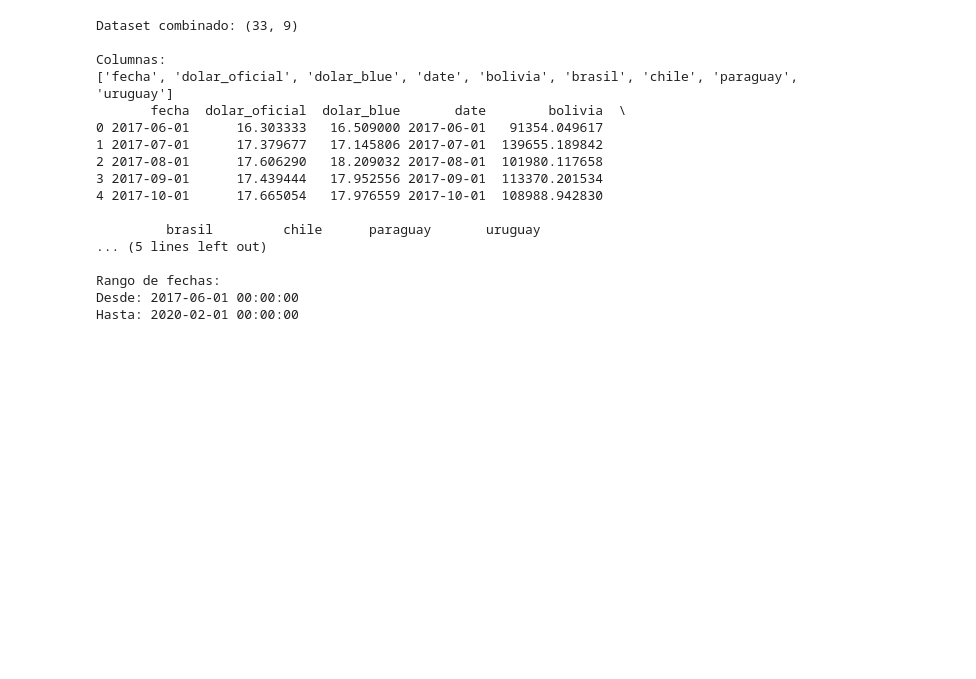
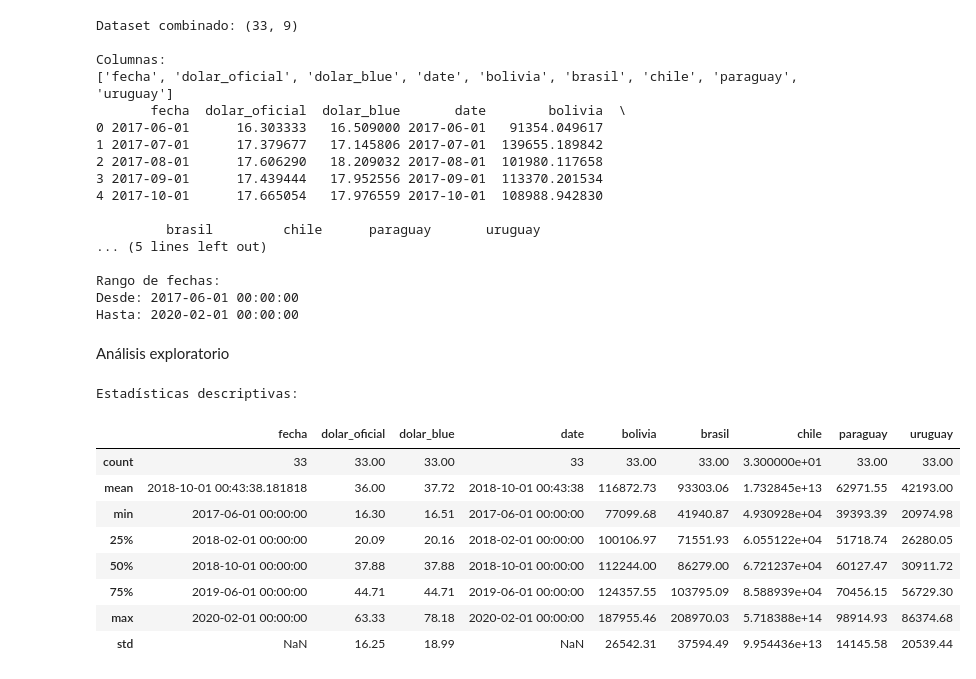
Before and after one commit to matitab/practica-TP1-FCD, a Jupyter notebook: resolucionTP1_ej2.ipynb, the cells around one changed output. Saved outputs shown, nothing was run; the diff lists cells and outputs as text; code cells hidden in the pictures; blank space fills up the shorter version.

```diff
--- a/resolucionTP1_ej2.ipynb
+++ b/resolucionTP1_ej2.ipynb
@@ -216,3 +216,20 @@ Columnas:
 Rango de fechas:
 Desde: 2017-06-01 00:00:00
 Hasta: 2020-02-01 00:00:00
+# %% [markdown]
+Análisis exploratorio
+# %%
+# Verifico estadísticas descriptivas del dataset limpio
+print("Estadísticas descriptivas:")
+df_completo.describe().round(2)
+# %% [output]
+Estadísticas descriptivas:
+|  | fecha | dolar_oficial | dolar_blue | date | bolivia | brasil | chile | paraguay | uruguay |
+| count | 33 | 33.00 | 33.00 | 33 | 33.00 | 33.00 | 3.300000e+01 | 33.00 | 33.00 |
+| mean | 2018-10-01 00:43:38.181818 | 36.00 | 37.72 | 2018-10-01 00:43:38 | 116872.73 | 93303.06 | 1.732845e+13 | 62971.55 | 42193.00 |
+| min | 2017-06-01 00:00:00 | 16.30 | 16.51 | 2017-06-01 00:00:00 | 77099.68 | 41940.87 | 4.930928e+04 | 39393.39 | 20974.98 |
+| 25% | 2018-02-01 00:00:00 | 20.09 | 20.16 | 2018-02-01 00:00:00 | 100106.97 | 71551.93 | 6.055122e+04 | 51718.74 | 26280.05 |
+| 50% | 2018-10-01 00:00:00 | 37.88 | 37.88 | 2018-10-01 00:00:00 | 112244.00 | 86279.00 | 6.721237e+04 | 60127.47 | 30911.72 |
+| 75% | 2019-06-01 00:00:00 | 44.71 | 44.71 | 2019-06-01 00:00:00 | 124357.55 | 103795.09 | 8.588939e+04 | 70456.15 | 56729.30 |
+| max | 2020-02-01 00:00:00 | 63.33 | 78.18 | 2020-02-01 00:00:00 | 187955.46 | 208970.03 | 5.718388e+14 | 98914.93 | 86374.68 |
+| std | NaN | 16.25 | 18.99 | NaN | 26542.31 | 37594.49 | 9.954436e+13 | 14145.58 | 20539.44 |
```
Also changed, not shown: parts of 5 cells of this notebook.
